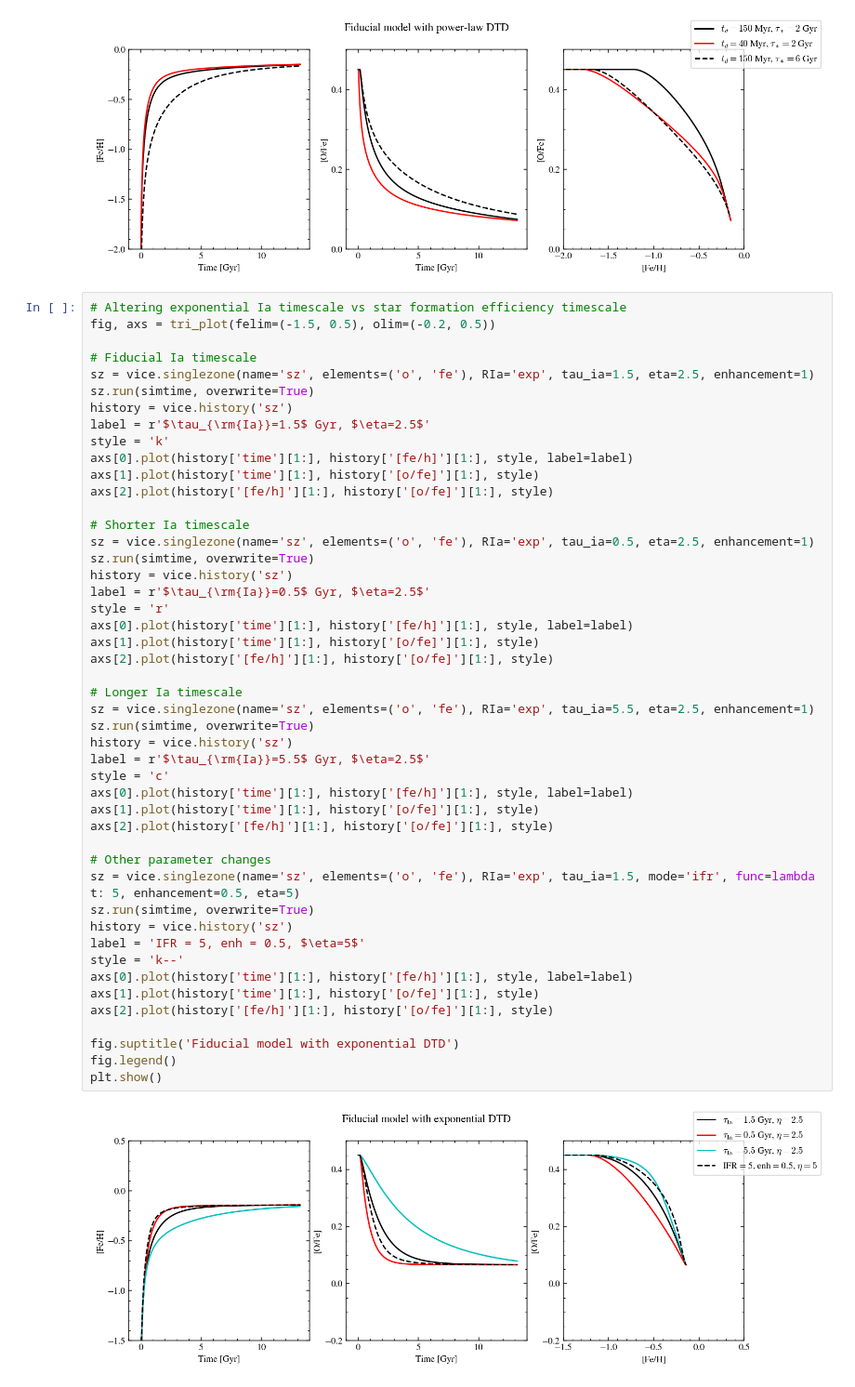
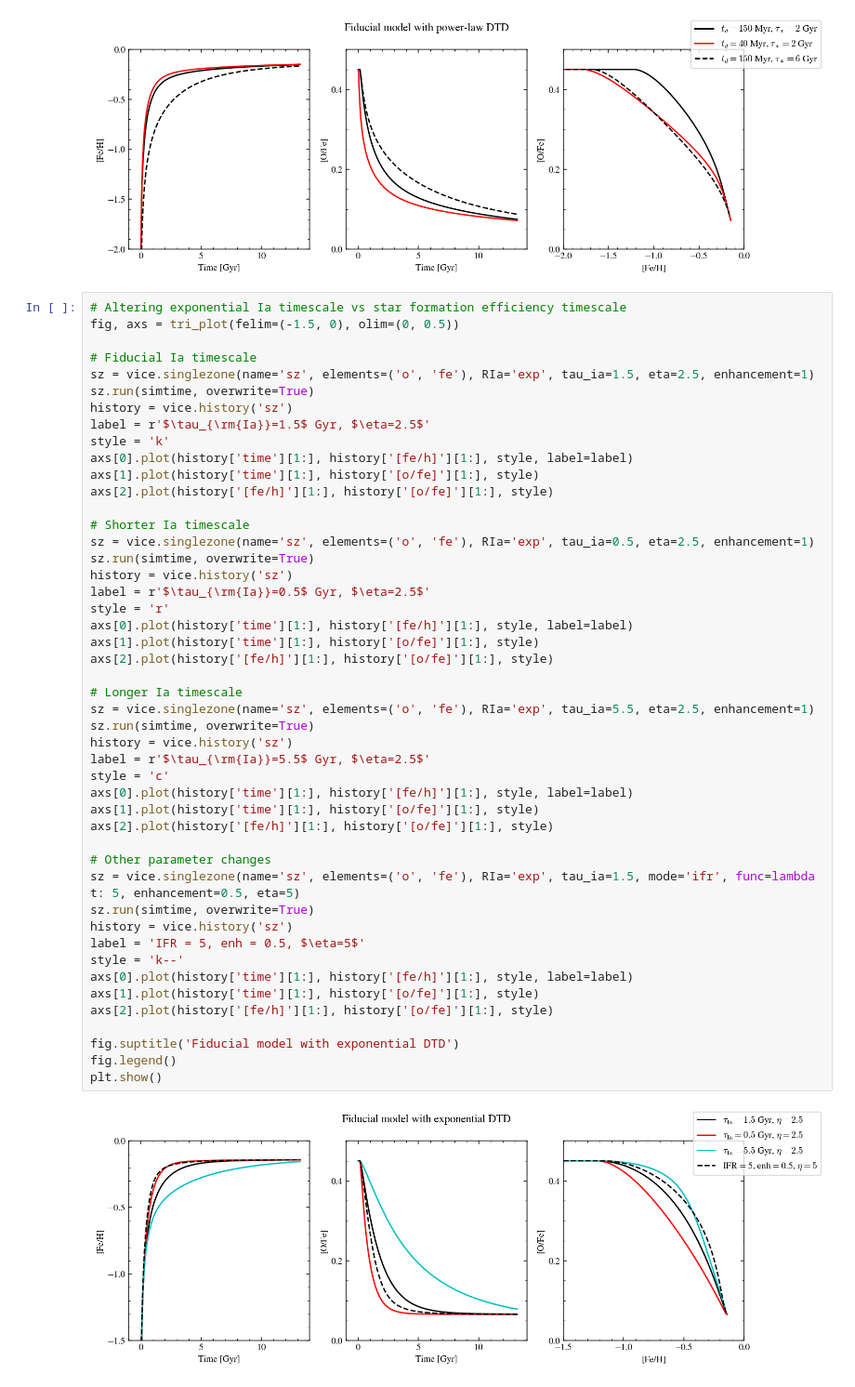
Before and after one commit to lodubay/first-year-project, a Jupyter notebook: one_zone_degeneracy.ipynb, the cells around one changed output. Shown at 93% size. Cells and saved outputs as stored; diff of their text form.

Commit message:
small update to plot

```diff
--- a/one_zone_degeneracy.ipynb
+++ b/one_zone_degeneracy.ipynb
@@ -220,7 +220,7 @@ plt.show()
 [figure]
 # %%
 # Altering exponential Ia timescale vs star formation efficiency timescale
-fig, axs = tri_plot(felim=(-1.5, 0.5), olim=(-0.2, 0.5))
+fig, axs = tri_plot(felim=(-1.5, 0), olim=(0, 0.5))
 
 # Fiducial Ia timescale
 sz = vice.singlezone(name='sz', elements=('o', 'fe'), RIa='exp', tau_ia=1.5, eta=2.5, enhancement=1)
@@ -239,31 +239,31 @@ history = vice.history('sz')
 label = r'$\tau_{\rm{Ia}}=0.5$ Gyr, $\eta=2.5$'
 style = 'r'
 axs[0].plot(history['time'][1:], history['[fe/h]'][1:], style, label=label)
 axs[1].plot(history['time'][1:], history['[o/fe]'][1:], style)
 axs[2].plot(history['[fe/h]'][1:], history['[o/fe]'][1:], style)
 
 # Longer Ia timescale
 sz = vice.singlezone(name='sz', elements=('o', 'fe'), RIa='exp', tau_ia=5.5, eta=2.5, enhancement=1)
 sz.run(simtime, overwrite=True)
 history = vice.history('sz')
 label = r'$\tau_{\rm{Ia}}=5.5$ Gyr, $\eta=2.5$'
 style = 'c'
 axs[0].plot(history['time'][1:], history['[fe/h]'][1:], style, label=label)
 axs[1].plot(history['time'][1:], history['[o/fe]'][1:], style)
 axs[2].plot(history['[fe/h]'][1:], history['[o/fe]'][1:], style)
 
 # Other parameter changes
 sz = vice.singlezone(name='sz', elements=('o', 'fe'), RIa='exp', tau_ia=1.5, mode='ifr', func=lambda t: 5, enhancement=0.5, eta=5)
 sz.run(simtime, overwrite=True)
 history = vice.history('sz')
 label = 'IFR = 5, enh = 0.5, $\eta=5$'
 style = 'k--'
 axs[0].plot(history['time'][1:], history['[fe/h]'][1:], style, label=label)
 axs[1].plot(history['time'][1:], history['[o/fe]'][1:], style)
 axs[2].plot(history['[fe/h]'][1:], history['[o/fe]'][1:], style)
 
 fig.suptitle('Fiducial model with exponential DTD')
 fig.legend()
 plt.show()
 # %% [output]
-[figure, old version]
+[figure, new version]
```
